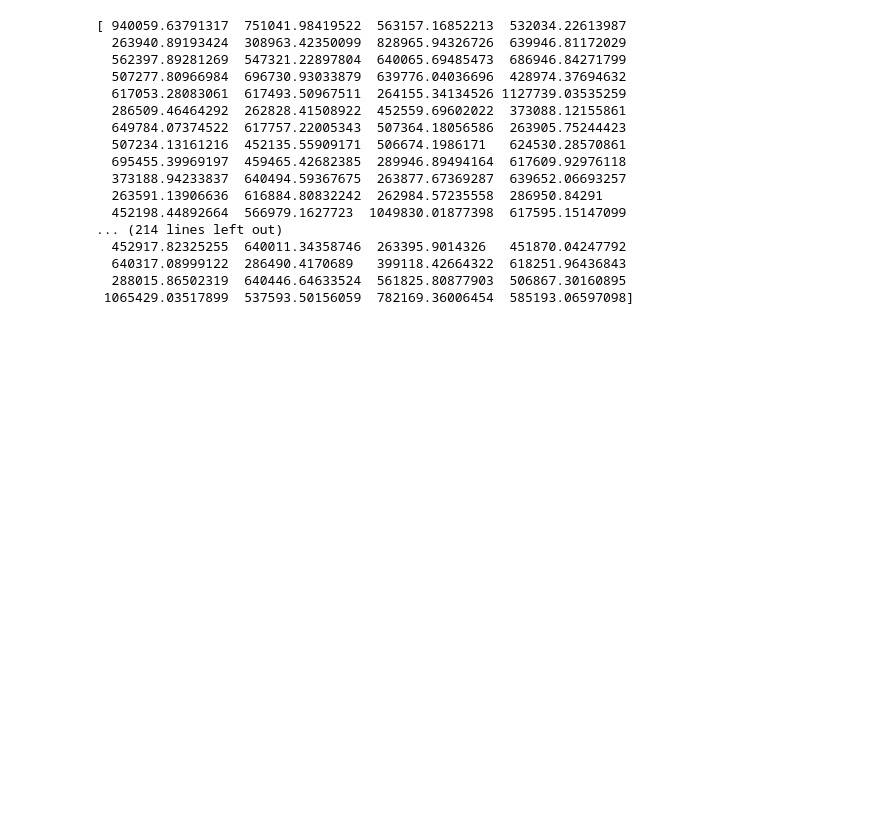
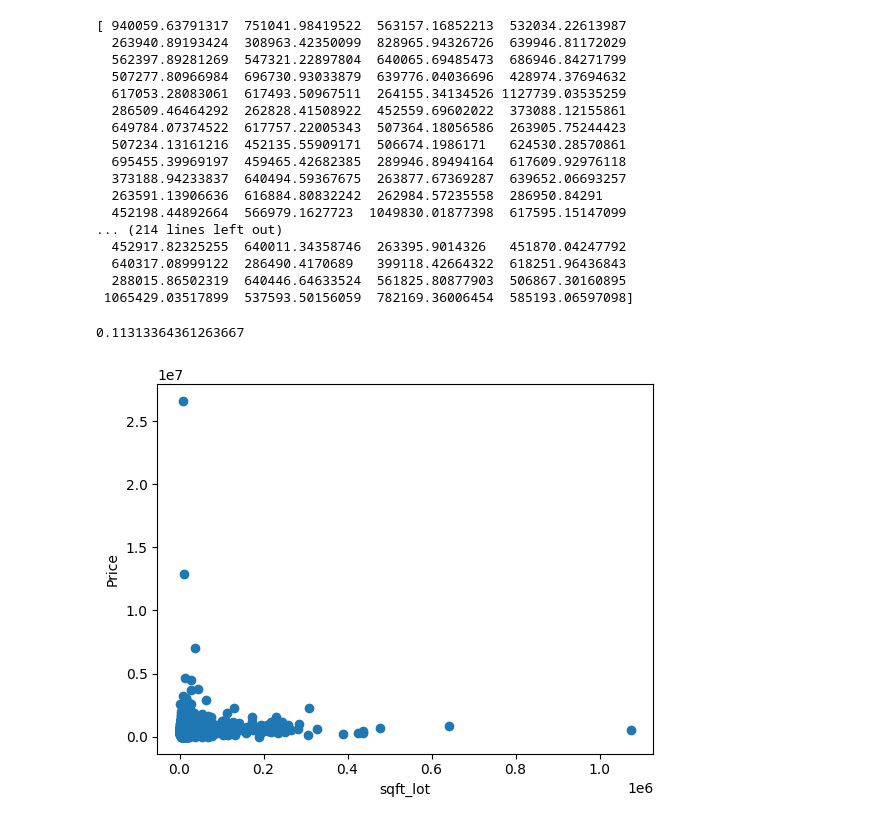
Before and after one commit to Dhruv6227/House-prediction, a Jupyter notebook: modal.ipynb, the cells around one changed output. Cells and saved outputs as stored; diff of their text form; code cells hidden in the pictures; blank space fills up the shorter version.

```diff
--- a/modal.ipynb
+++ b/modal.ipynb
@@ -62,3 +62,15 @@ print(prediction)
   640317.08999122  286490.4170689   399118.42664322  618251.96436843
   288015.86502319  640446.64633524  561825.80877903  506867.30160895
  1065429.03517899  537593.50156059  782169.36006454  585193.06597098]
+# %%
+print(model.score(X_test,y_test))
+# %% [output]
+0.11313364361263667
+# %%
+plt.scatter(data['sqft_lot'], data['price'])
+plt.xlabel("sqft_lot")
+plt.ylabel("Price")
+
+plt.show()
+# %% [output]
+[figure, added]
```
